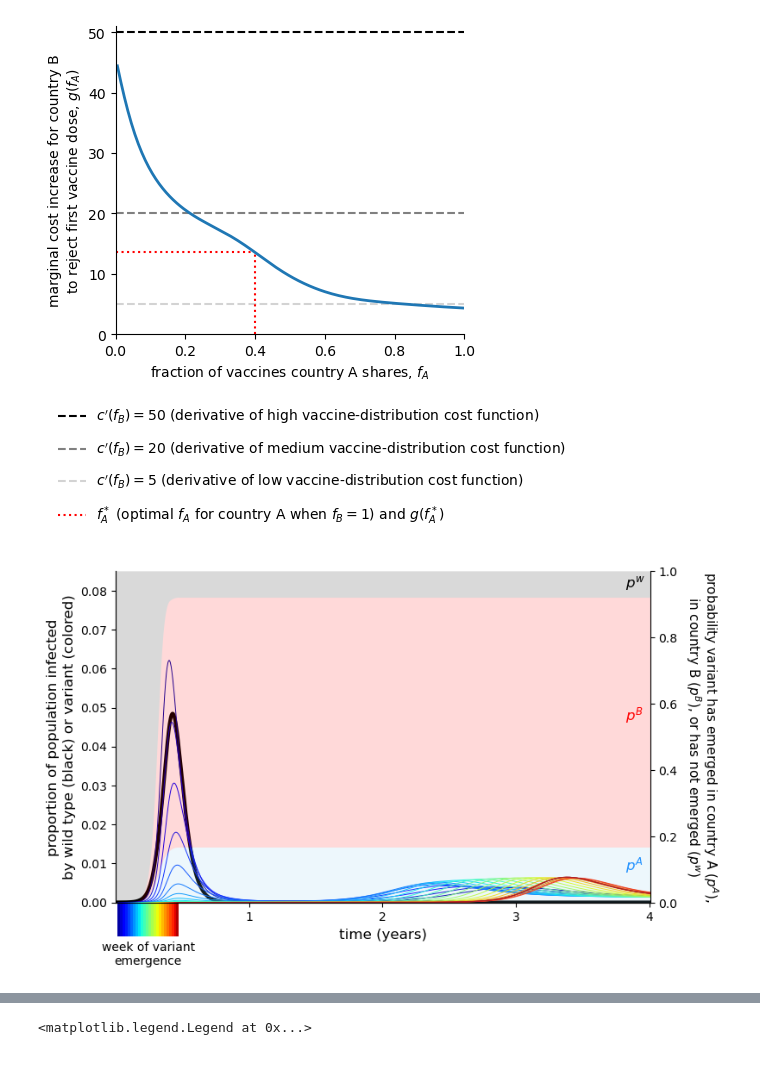
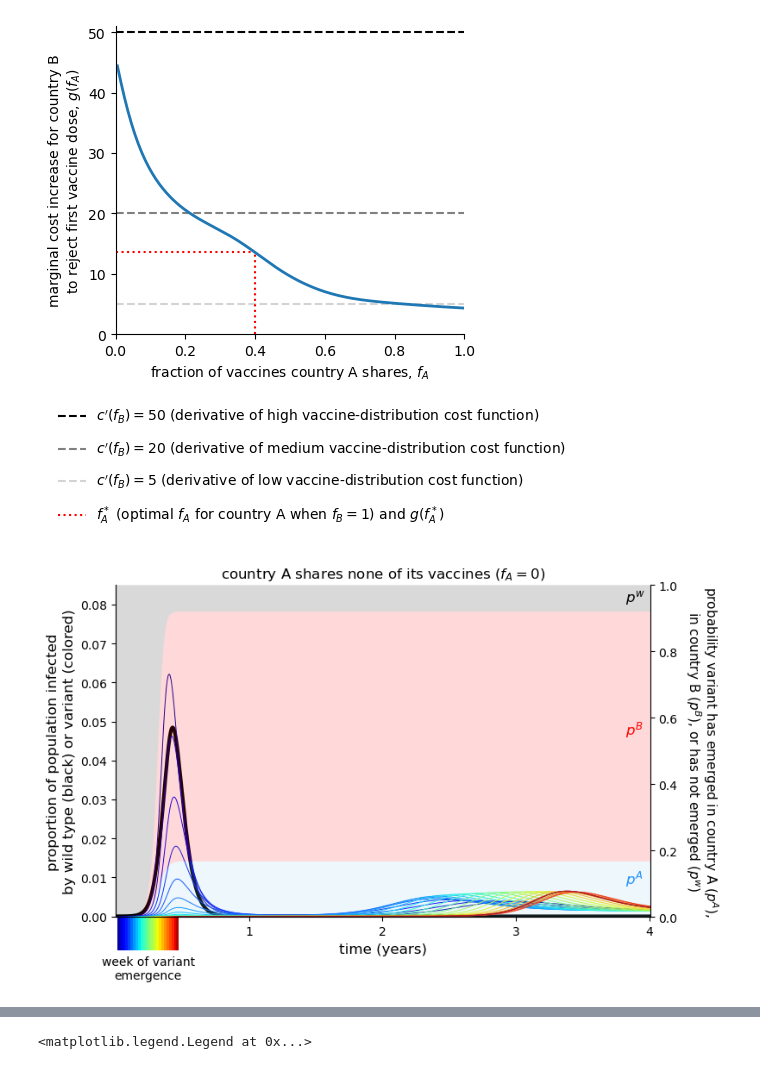
Before and after one commit to freedmanari/vaccine_nationalism, a Jupyter notebook: vaccine_nationalism.ipynb, the cells around one changed output, grey strips where cells are left out. Saved outputs shown, nothing was run; the diff lists cells and outputs as text; code cells hidden in the pictures.

Commit message:
add titles to example figures

```diff
--- a/vaccine_nationalism.ipynb
+++ b/vaccine_nationalism.ipynb
@@ -986,34 +986,35 @@ for t in emergence_tsteps_all:
     if t in emergence_tsteps_A and t in emergence_tsteps_B:
         I_vA = (IA_vAs[:,emergence_tsteps_A.index(t)] + IB_vAs[:,emergence_tsteps_B.index(t)]) / 2
     elif t in emergence_tsteps_A:
         I_vA = IA_vAs[:,emergence_tsteps_A.index(t)]
     else:
         I_vA = IB_vAs[:,emergence_tsteps_B.index(t)]
 
     ax.plot(all_ts[I_vA>0]/365, I_vA[I_vA>0],
              linewidth=.7, color = cmap(norm(t)))
 
 ax.spines[['top']].set_visible(False)
 ax.set_xlabel('time (years)', size=12)
 ax.set_ylabel('proportion of population infected\nby wild type (black) or variant (colored)', size=12, linespacing=1.3)
+ax.set_title('country A shares none of its vaccines ($f_A=0$)')
 ax.set_ylim(-.00019,.085)
 ### if R0 set to 1.5, replace last line with
 # ax.set_ylim(-.00012,.05)
 ax.set_xticks(range(1,5))
 ax.margins(x=0,y=0)
 
 cbax = ax.inset_axes([emergence_tsteps_all[0]/tsteps*.8, -.101, (emergence_tsteps_all[-1]-emergence_tsteps_all[0])/tsteps, 0.1])
 cbar = fig.colorbar(mpl.cm.ScalarMappable(cmap=cmap, norm=norm), ax=ax, cax=cbax,
                     orientation='horizontal', location='bottom', ticks=[])
 cbar.outline.set_visible(False)
 cbar.minorticks_off()
 cbar.set_label(label='week of variant\nemergence')
 
 # plt.savefig('figures/roughs/example_low_fA.svg', bbox_inches='tight')
 ### or if R0 set to 1.5
 # plt.savefig('figures/roughs/example_low_R0_low_fA.svg', bbox_inches='tight')
 # %% [output]
-[figure, old version]
+[figure, new version]
 # %%
 _, all_ts, _, _, \
 pw, pA, pB, A_weights, B_weights, \
```
Also changed, not shown: parts of 1 cell of this notebook, 2 other files.
